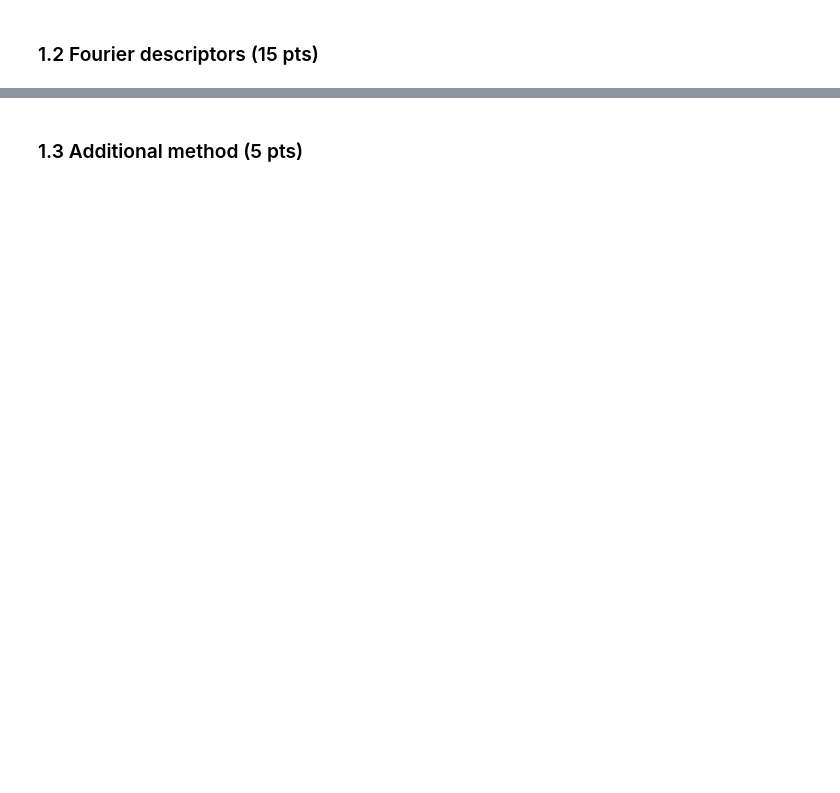
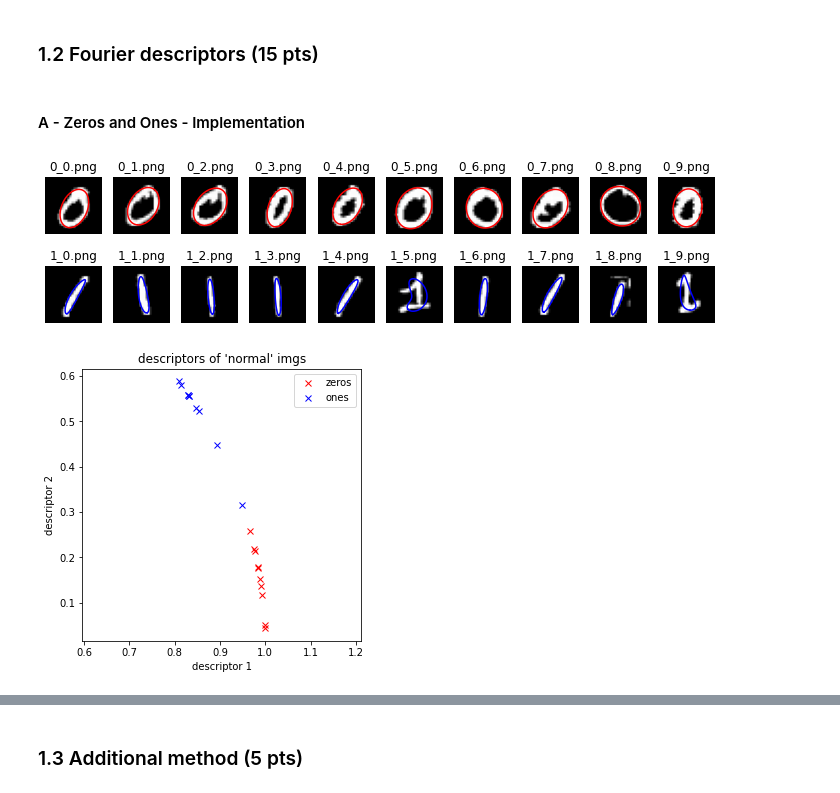
Before and after one commit to mbiselx/ImgAnlNPatRec, a Jupyter notebook: labs/lab_02_object_description.ipynb, the cells around one changed output, grey strips where cells are left out. Cells and saved outputs as stored; diff of their text form; code cells hidden in the pictures; blank space fills up the shorter version.

```diff
--- a/labs/lab_02_object_description.ipynb
+++ b/labs/lab_02_object_description.ipynb
@@ -96,2 +98,4 @@ for ax, im, nm in zip(axes[1], ones_im, ones_names):
 # %% [markdown]
 ### 1.2 Fourier descriptors (15 pts)
+# %% [markdown]
+#### A - Zeros and Ones - Implementation
@@ -97,0 +140,37 @@ for ax, im, nm in zip(axes[1], ones_im, ones_names):
+# %%
+#Fourier descriptors
+
+descriptors_0 = np.array([get_fourier_descriptors(img, 2)[0] for img in zeros_im])
+descriptors_1 = np.array([get_fourier_descriptors(img, 2)[0] for img in ones_im])
+
+# plot images with descriptors
+fig, axes = plt.subplots(2, len(zeros_im), figsize=(12, 3))
+for ax, im, nm in zip(axes[0], zeros_im, zeros_names):
+    ax.imshow(im, cmap='gray')
+    cont = get_fourier_descriptors(im, 2)[1]
+    ax.plot(cont.imag, cont.real, 'r')
+    ax.axis('off')
+    ax.set_title(nm)
+for ax, im, nm in zip(axes[1], ones_im, ones_names):
+    ax.imshow(im, cmap='gray')
+    cont = get_fourier_descriptors(im, 4)[1]
+    ax.plot(cont.imag, cont.real, 'b')
+    ax.axis('off')
+    ax.set_title(nm)
+
+# plot descriptors
+fig, ax = plt.subplots(1, 1, figsize=(5, 5))
+
+plt.plot(descriptors_0[:,0],descriptors_0[:,1], 'rx')
+plt.plot(descriptors_1[:,0],descriptors_1[:,1], 'bx')
+plt.title("descriptors of 'normal' imgs")
+
+ax.legend(["zeros", "ones"])
+ax.set_xlabel("descriptor 1")
+ax.set_ylabel("descriptor 2")
+ax.axis('equal')
+
+plt.show()
+# %% [output]
+[figure, added]
+[figure, added]
```
Also changed, not shown: parts of 16 cells of this notebook.
